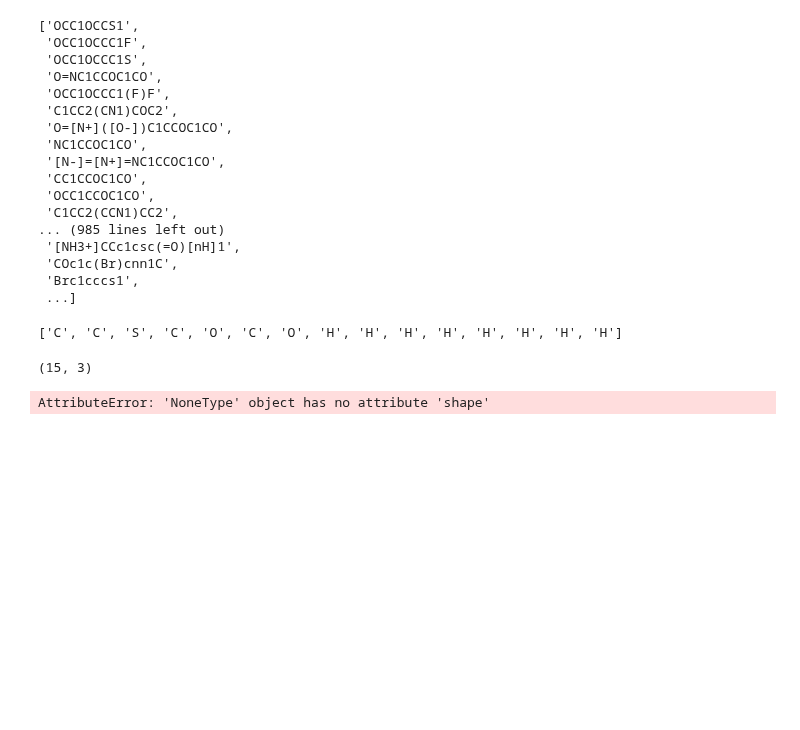
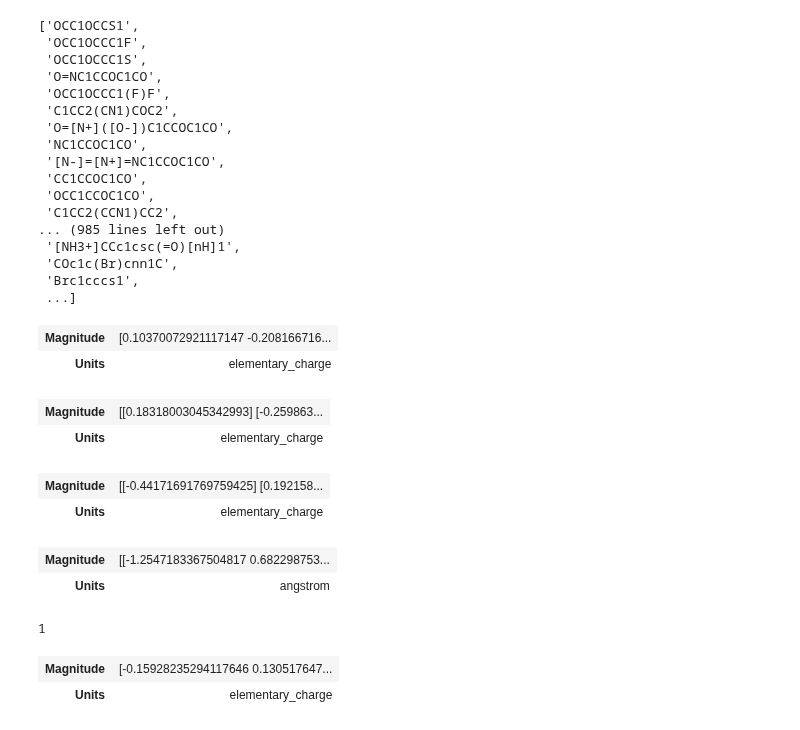
Before and after one commit to bismuthadams1/charge_paper, a Jupyter notebook: explore_parquet.ipynb, the cells around one changed output. Cells and saved outputs as stored; diff of their text form; code cells hidden in the pictures; blank space fills up the shorter version.

```diff
--- a/explore_parquet.ipynb
+++ b/explore_parquet.ipynb
@@ -47,15 +84,3 @@ openff_mol.add_conformer(conformer_quantity)
 rdkit_conformer = openff_mol.to_rdkit()
 elements = [a.GetSymbol() for a in rdkit_conformer.GetAtoms()]
 coordinates = rdkit_conformer.GetConformer(0).GetPositions().astype(np.float32)
-# %%
-elements
-# %% [output]
-['C', 'C', 'S', 'C', 'O', 'C', 'O', 'H', 'H', 'H', 'H', 'H', 'H', 'H', 'H']
-# %%
-coordinates.shape
-# %% [output]
-(15, 3)
-# %%
-riniker_model.predict(coordinates, elements)
-# %% [output]
-AttributeError: 'NoneType' object has no attribute 'shape'
@@ -61,0 +93,10 @@ AttributeError: 'NoneType' object has no attribute 'shape'
+# %%
+openff_mol.partial_charges
+# %% [output]
+| Magnitude | [0.10370072921117147 -0.208166716... |
+| Units | elementary_charge |
+# %%
+molecule[0].mbis_charges_quantity
+# %% [output]
+| Magnitude | [[0.18318003045342993] [-0.259863... |
+| Units | elementary_charge |
@@ -61,0 +105,21 @@ AttributeError: 'NoneType' object has no attribute 'shape'
+# %%
+test_mol[0].mbis_charges_quantity
+# %% [output]
+| Magnitude | [[-0.44171691769759425] [0.192158... |
+| Units | elementary_charge |
+# %%
+test_mol[0].conformer_quantity
+# %% [output]
+| Magnitude | [[-1.2547183367504817 0.682298753... |
+| Units | angstrom |
+# %%
+test_off = Molecule.from_mapped_smiles(mapped_smiles=test_mol[0].tagged_smiles, allow_undefined_stereo=True)
+test_off.add_conformer(test_mol[0].conformer_quantity.to(unit.bohr))
+# %% [output]
+1
+# %%
+test_off.assign_partial_charges('am1bcc')
+test_off.partial_charges
+# %% [output]
+| Magnitude | [-0.15928235294117646 0.130517647... |
+| Units | elementary_charge |
```
Also changed, not shown: parts of 7 cells of this notebook, 5 other files.
